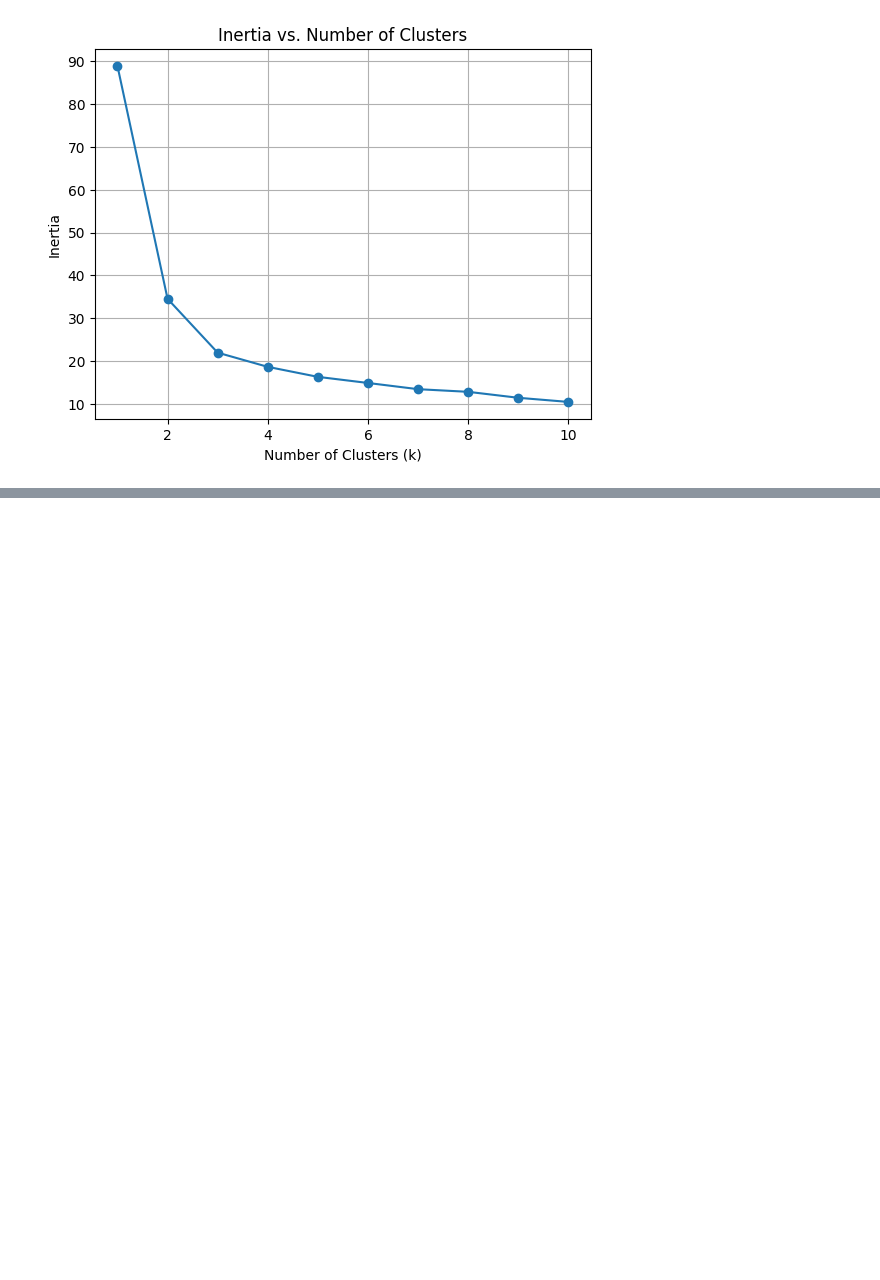
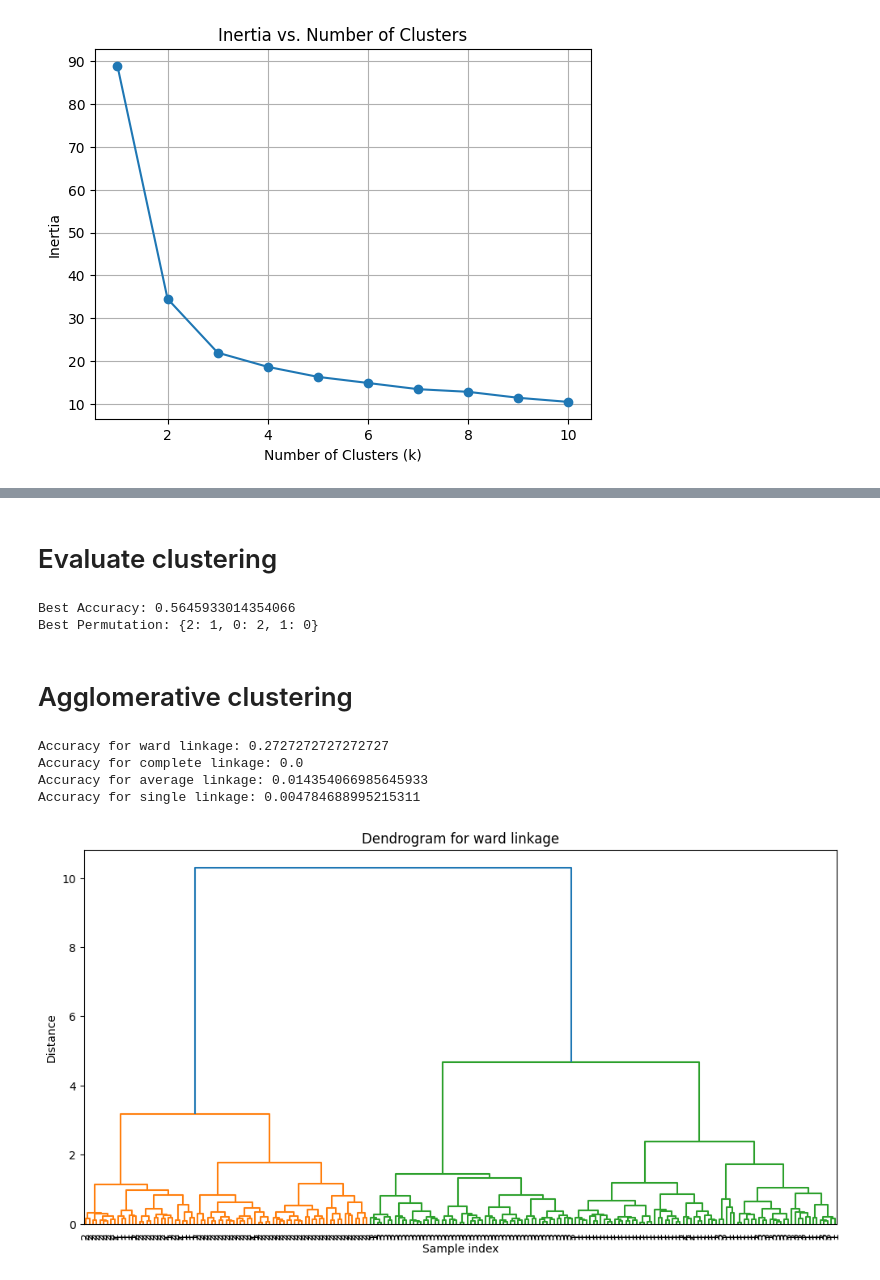
Before and after one commit to olabratt/DIT407, a Jupyter notebook: Assignment5/ola/assignment5.ipynb, the cells around one changed output, grey strips where cells are left out. Cells and saved outputs as stored; diff of their text form; code cells hidden in the pictures; blank space fills up the shorter version.

```diff
--- a/Assignment5/ola/assignment5.ipynb
+++ b/Assignment5/ola/assignment5.ipynb
@@ -68,0 +117,64 @@ plt.show()
+# %% [markdown]
+<h1>Evaluate clustering</h1>
+# %%
+true_labels = seeds_normalized['species']
+
+kmeans = KMeans(n_clusters=len(true_labels.unique()), random_state=0)
+kmeans.fit(seeds_normalized.drop(columns=['species']))
+
+kmeans_labels = kmeans.labels_
+
+rand_index = adjusted_rand_score(true_labels, kmeans_labels)
+
+
+unique_true_labels = true_labels.unique()
+unique_kmeans_labels = pd.Series(kmeans_labels).unique()
+
+best_accuracy = 0
+best_permutation = None
+
+for permutation in itertools.permutations(unique_kmeans_labels):
+    label_mapping = dict(zip(unique_kmeans_labels, permutation))
+    mapped_kmeans_labels = pd.Series(kmeans_labels).map(label_mapping)
+    accuracy = accuracy_score(true_labels, mapped_kmeans_labels)
+    if accuracy > best_accuracy:
+        best_accuracy = accuracy
+        best_permutation = label_mapping
+
+print("Best Accuracy:", best_accuracy)
+print("Best Permutation:", best_permutation)
+# %% [output]
+Best Accuracy: 0.5645933014354066
+Best Permutation: {2: 1, 0: 2, 1: 0}
+# %% [markdown]
+<h1>Agglomerative clustering</h1>
+# %%
+linkage_options = ['ward', 'complete', 'average', 'single']
+
+best_accuracy = 0
+best_linkage = None
+
+for linkage_option in linkage_options:
+    clustering = AgglomerativeClustering(n_clusters=len(unique_true_labels), linkage=linkage_option)
+    cluster_labels = clustering.fit_predict(X_normalized)
+
+    accuracy = accuracy_score(true_labels, cluster_labels)
+    print(f"Accuracy for {linkage_option} linkage: {accuracy}")
+
+    if accuracy > best_accuracy:
+        best_accuracy = accuracy
+        best_linkage = linkage_option
+
+Z = linkage(X_normalized, method=best_linkage)
+plt.figure(figsize=(12, 6))
+dendrogram(Z, labels=true_labels.values, leaf_rotation=90, leaf_font_size=10)
+plt.title(f"Dendrogram for {best_linkage} linkage")
+plt.xlabel("Sample index")
+plt.ylabel("Distance")
+plt.show()
+# %% [output]
+Accuracy for ward linkage: 0.2727272727272727
+Accuracy for complete linkage: 0.0
+Accuracy for average linkage: 0.014354066985645933
+Accuracy for single linkage: 0.004784688995215311
+[figure, added]
```
Also changed, not shown: parts of 4 cells of this notebook.
